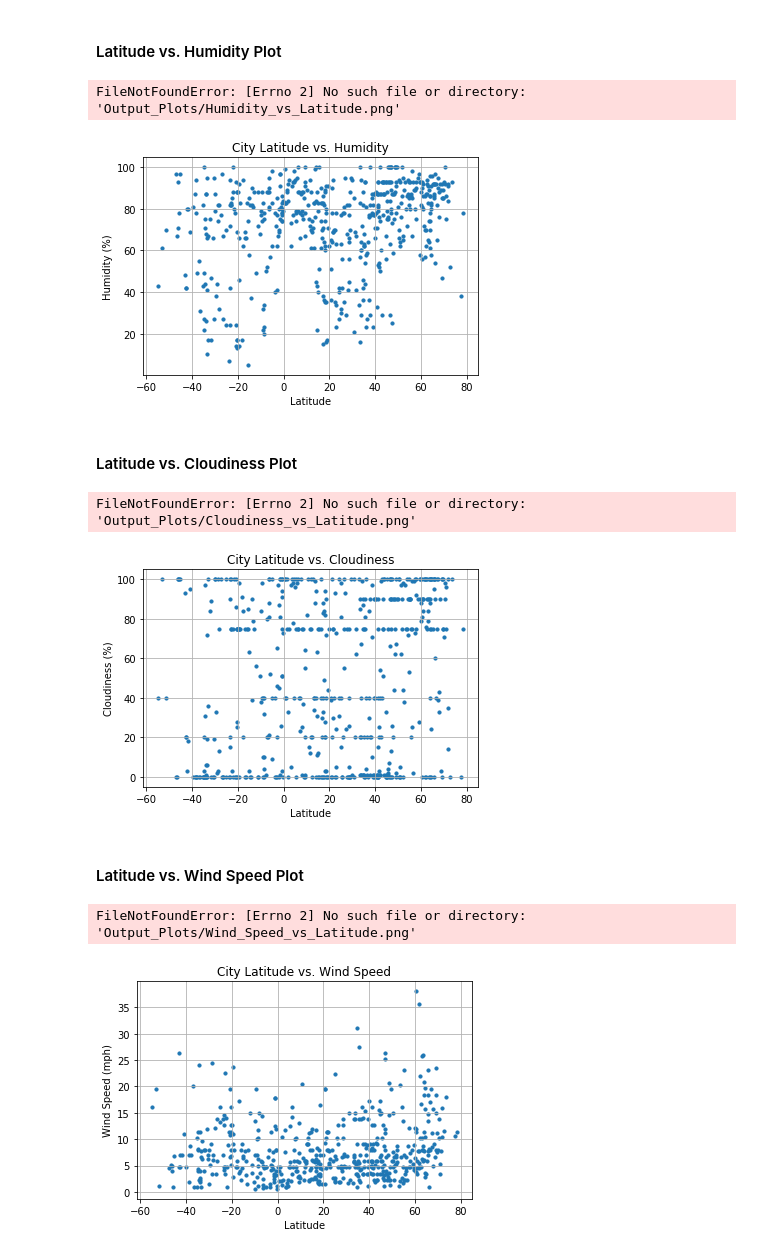
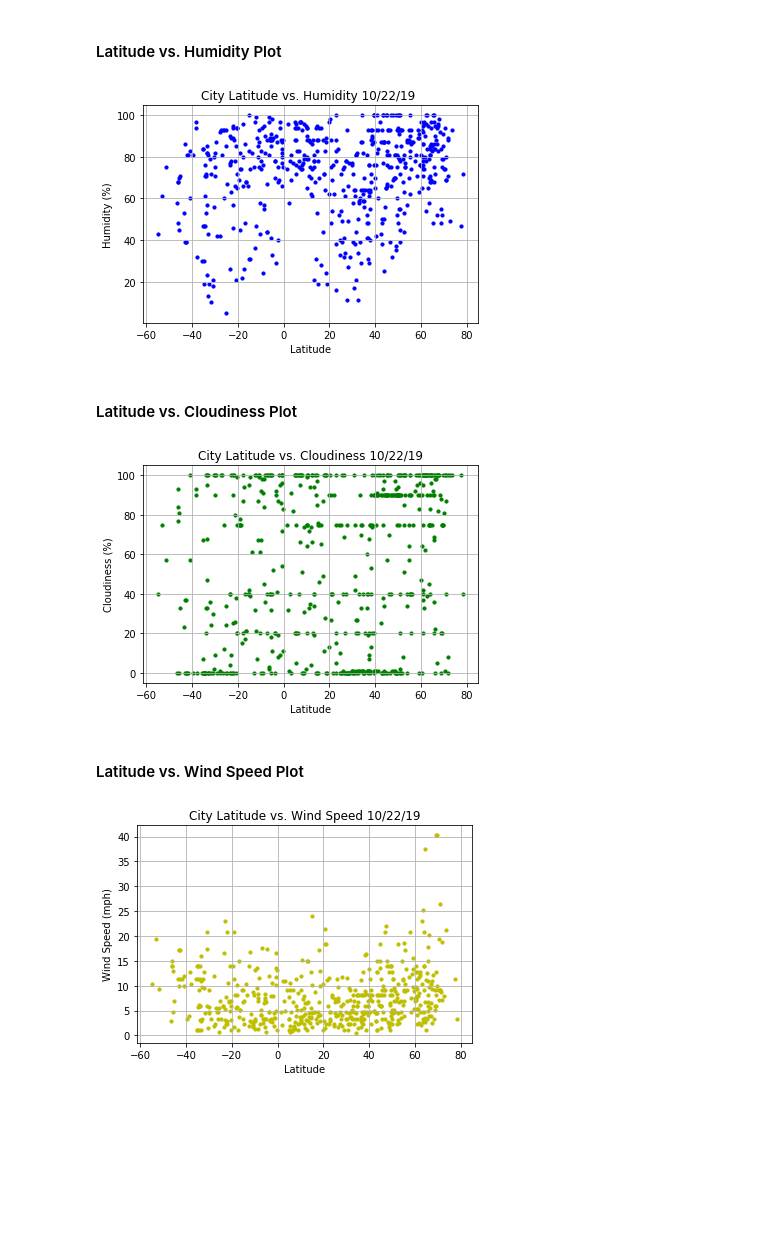
Before and after one commit to Chrisfdzl/python-api-challenge, a Jupyter notebook: WeatherPy/WeatherPy.ipynb, the cells around one changed output. Saved outputs shown, nothing was run; the diff lists cells and outputs as text; code cells hidden in the pictures; blank space fills up the shorter version.

```diff
--- a/WeatherPy/WeatherPy.ipynb
+++ b/WeatherPy/WeatherPy.ipynb
@@ -126,19 +125,18 @@ http://api.openweathermap.org/data/2.5/weather?units=Imperial&APPID=0b1736617081
 # %%
-weatherpy_dict = {
-    "City": city_name,
-    "Cloudiness":cloudiness,
-    "Country":country,
-    "Date":date,
-    "Humidity": humidity,
-    "Lat":lat,
-    "Lng":lng,
-    "Max Temp": max_temp,
-    "Wind Speed":wind_speed
-}
+# Create the dictionary
 
-# Create a data frame from dictionary
-weather_data = pd.DataFrame(weatherpy_dict)
+weather_dictionary = {
+        "City": city_name,
+        "Cloudiness":cloudiness,
+        "Country":country,
+        "Date":date,
+        "Humidity": humidity,
+        "Lat":lat,
+        "Lng":lng,
+        "Max Temp": max_temp,
+        "Wind Speed":wind_speed }
 
-# Display count of weather data values
-weather_data.count()
+# Create the data frame from the dictionary
+weather_datafm = pd.DataFrame(weather_dictionary)
+weather_datafm.count()
 # %% [output]
@@ -192,62 +190,53 @@ FileNotFoundError: [Errno 2] No such file or directory: 'Output_Plots/Max_Temp_v
 #### Latitude vs. Humidity Plot
 # %%
 
-# Build a scatter plot for each data type
-plt.scatter(weather_data["Lat"], weather_data["Humidity"], marker="o", s=10)
+# Build the scatter plot
+plt.scatter(weather_datafm["Lat"], weather_datafm["Humidity"], marker="o", s=10, c="b")
 
-# Incorporate the other graph properties
-plt.title("City Latitude vs. Humidity")
+# labels
+plt.title("City Latitude vs. Humidity 10/22/19 ")
 plt.ylabel("Humidity (%)")
 plt.xlabel("Latitude")
 plt.grid(True)
 
-# Save the figure
-plt.savefig("Output_Plots/Humidity_vs_Latitude.png")
-
-# Show plot
+# Save the figure and show the plot
+plt.savefig("Humidity_vs_Latitude.png")
 plt.show()
 # %% [output]
-FileNotFoundError: [Errno 2] No such file or directory: 'Output_Plots/Humidity_vs_Latitude.png'
-[figure, old version]
+[figure, new version]
 # %% [markdown]
 #### Latitude vs. Cloudiness Plot
 # %%
 
 # Build a scatter plot for each data type
-plt.scatter(weather_data["Lat"], weather_data["Cloudiness"], marker="o", s=10)
+plt.scatter(weather_datafm["Lat"], weather_datafm["Cloudiness"], marker="o", s=10, c="g")
 
-# Incorporate the other graph properties
-plt.title("City Latitude vs. Cloudiness")
+# labels
+plt.title("City Latitude vs. Cloudiness 10/22/19")
 plt.ylabel("Cloudiness (%)")
 plt.xlabel("Latitude")
 plt.grid(True)
 
-# Save the figure
-plt.savefig("Output_Plots/Cloudiness_vs_Latitude.png")
-
-# Show plot
+# Save the figure and show the plot
+plt.savefig("Cloudiness_vs_Latitude.png")
 plt.show()
 # %% [output]
-FileNotFoundError: [Errno 2] No such file or directory: 'Output_Plots/Cloudiness_vs_Latitude.png'
-[figure, old version]
+[figure, new version]
 # %% [markdown]
 #### Latitude vs. Wind Speed Plot
 # %%
 
-# Build a scatter plot for each data type
-plt.scatter(weather_data["Lat"], weather_data["Wind Speed"], marker="o", s=10)
+# Build the scatter plot
+plt.scatter(weather_datafm["Lat"], weather_datafm["Wind Speed"], marker="o", s=10, c="y")
 
-# Incorporate the other graph properties
-plt.title("City Latitude vs. Wind Speed")
+# Labels
+plt.title("City Latitude vs. Wind Speed 10/22/19")
 plt.ylabel("Wind Speed (mph)")
 plt.xlabel("Latitude")
 plt.grid(True)
 
-# Save the figure
-plt.savefig("Output_Plots/Wind_Speed_vs_Latitude.png")
-
-# Show plot
+# Save the figure and show the plot
+plt.savefig("Wind_Speed_vs_Latitude.png")
 plt.show()
 # %% [output]
-FileNotFoundError: [Errno 2] No such file or directory: 'Output_Plots/Wind_Speed_vs_Latitude.png'
-[figure, old version]
+[figure, new version]
```
Also changed, not shown: parts of 7 cells of this notebook, 13 other files.
